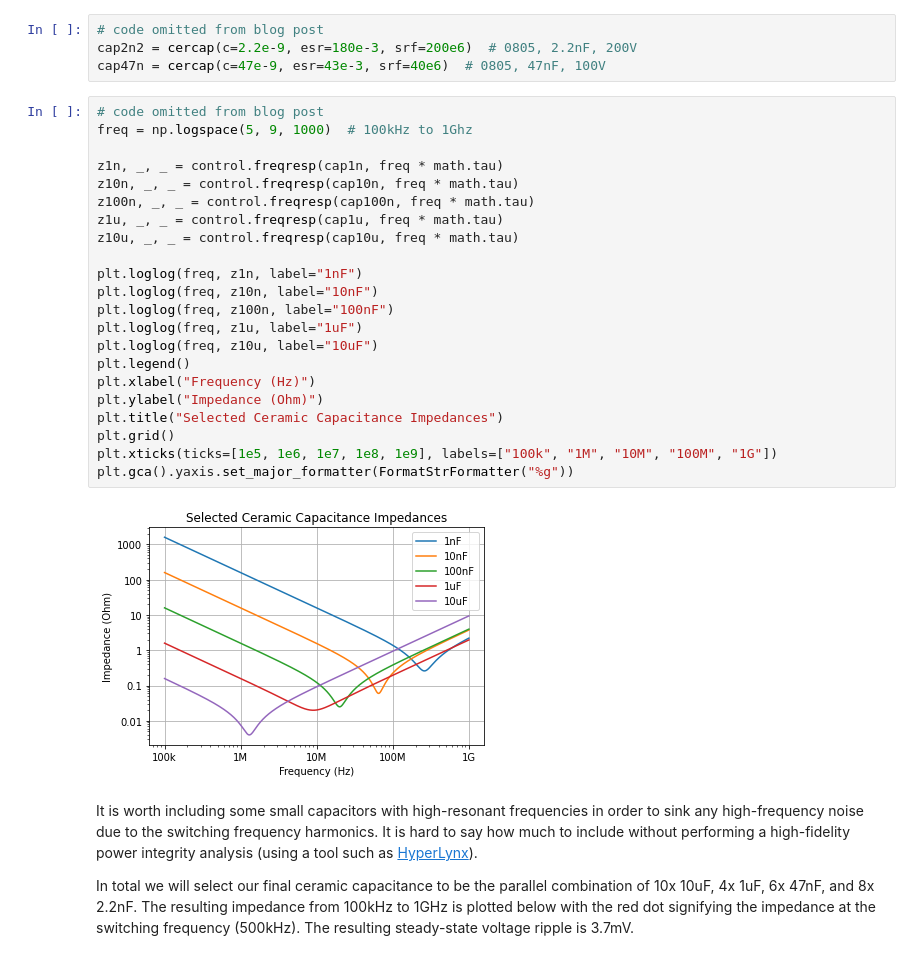
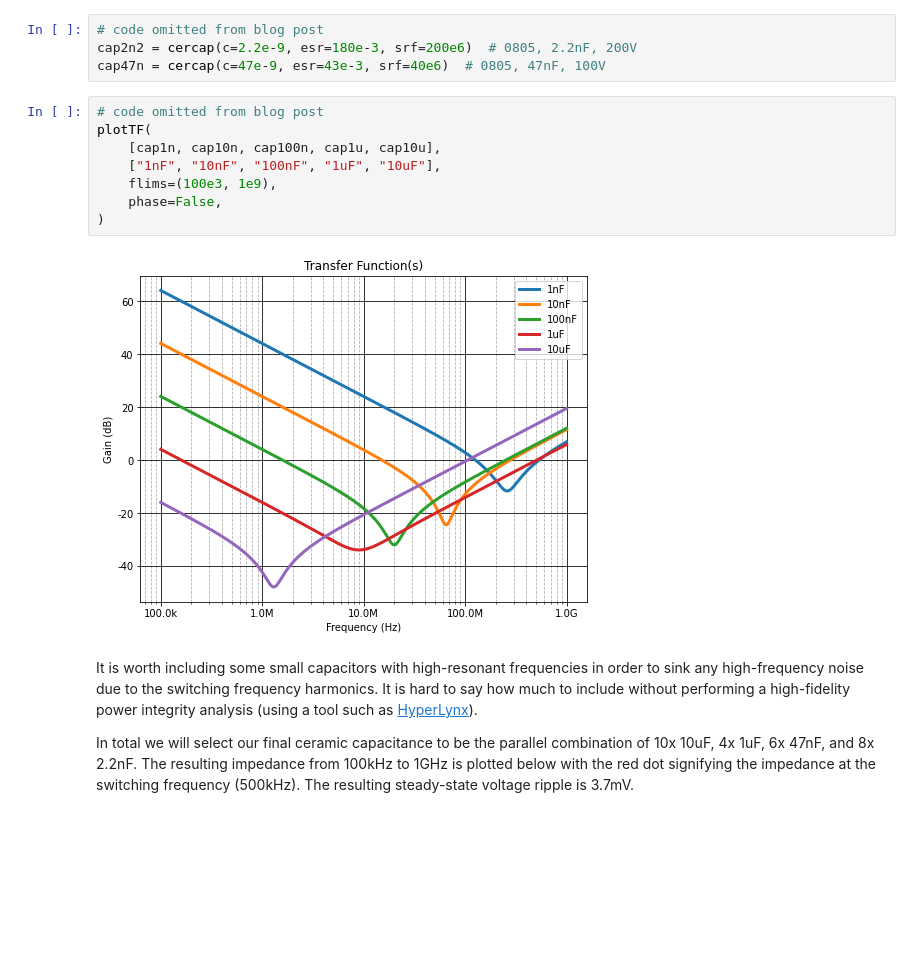
Before and after one commit to amosborne/buck-converter-stability, a Jupyter notebook: analysis.ipynb, the cells around one changed output. Cells and saved outputs as stored; diff of their text form; blank space fills up the shorter version.

Commit message:
reformat charts

```diff
--- a/analysis.ipynb
+++ b/analysis.ipynb
@@ -81,30 +81,16 @@ cap10u = cercap(c=10e-6, esr=4e-3, srf=1.3e6)  # 1206, 10uF, 16V
 # code omitted from blog post
 cap2n2 = cercap(c=2.2e-9, esr=180e-3, srf=200e6)  # 0805, 2.2nF, 200V
 cap47n = cercap(c=47e-9, esr=43e-3, srf=40e6)  # 0805, 47nF, 100V
-# %%
-# code omitted from blog post
-freq = np.logspace(5, 9, 1000)  # 100kHz to 1Ghz
-
-z1n, _, _ = control.freqresp(cap1n, freq * math.tau)
-z10n, _, _ = control.freqresp(cap10n, freq * math.tau)
-z100n, _, _ = control.freqresp(cap100n, freq * math.tau)
-z1u, _, _ = control.freqresp(cap1u, freq * math.tau)
-z10u, _, _ = control.freqresp(cap10u, freq * math.tau)
-
-plt.loglog(freq, z1n, label="1nF")
-plt.loglog(freq, z10n, label="10nF")
-plt.loglog(freq, z100n, label="100nF")
-plt.loglog(freq, z1u, label="1uF")
-plt.loglog(freq, z10u, label="10uF")
-plt.legend()
-plt.xlabel("Frequency (Hz)")
-plt.ylabel("Impedance (Ohm)")
-plt.title("Selected Ceramic Capacitance Impedances")
-plt.grid()
-plt.xticks(ticks=[1e5, 1e6, 1e7, 1e8, 1e9], labels=["100k", "1M", "10M", "100M", "1G"])
-plt.gca().yaxis.set_major_formatter(FormatStrFormatter("%g"))
-# %% [output]
-[figure, removed]
+# %%
+# code omitted from blog post
+plotTF(
+    [cap1n, cap10n, cap100n, cap1u, cap10u],
+    ["1nF", "10nF", "100nF", "1uF", "10uF"],
+    flims=(100e3, 1e9),
+    phase=False,
+)
+# %% [output]
+[figure, added]
 # %% [markdown]
 It is worth including some small capacitors with high-resonant frequencies in order to sink any high-frequency noise due to the switching frequency harmonics. It is hard to say how much to include without performing a high-fidelity power integrity analysis (using a tool such as [HyperLynx](https://eda.sw.siemens.com/en-US/pcb/hyperlynx/)).
 
```
Also changed, not shown: parts of 14 cells of this notebook, 3 other files.
